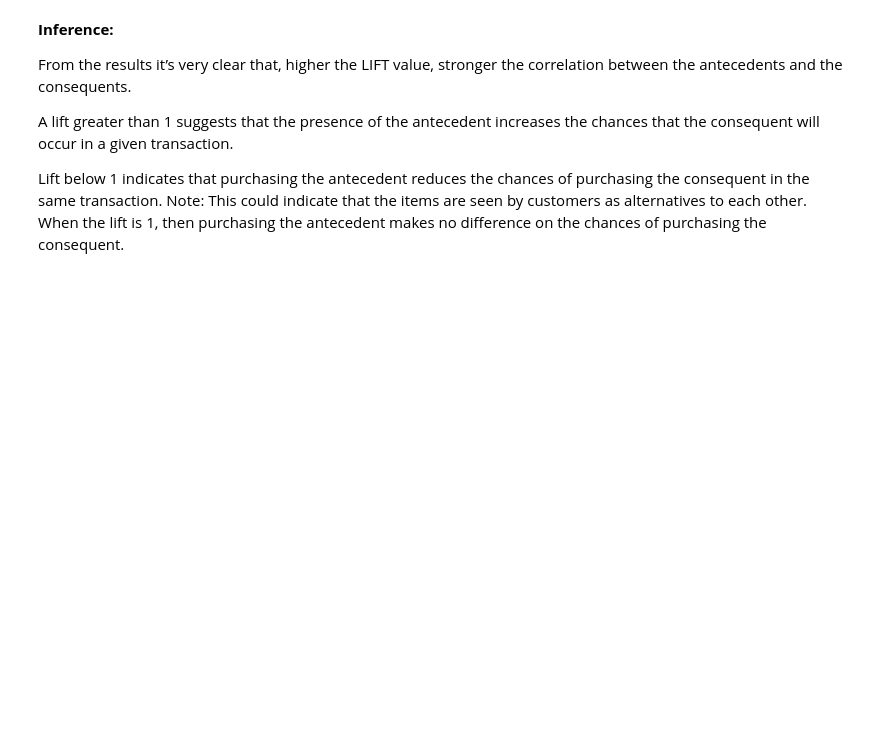
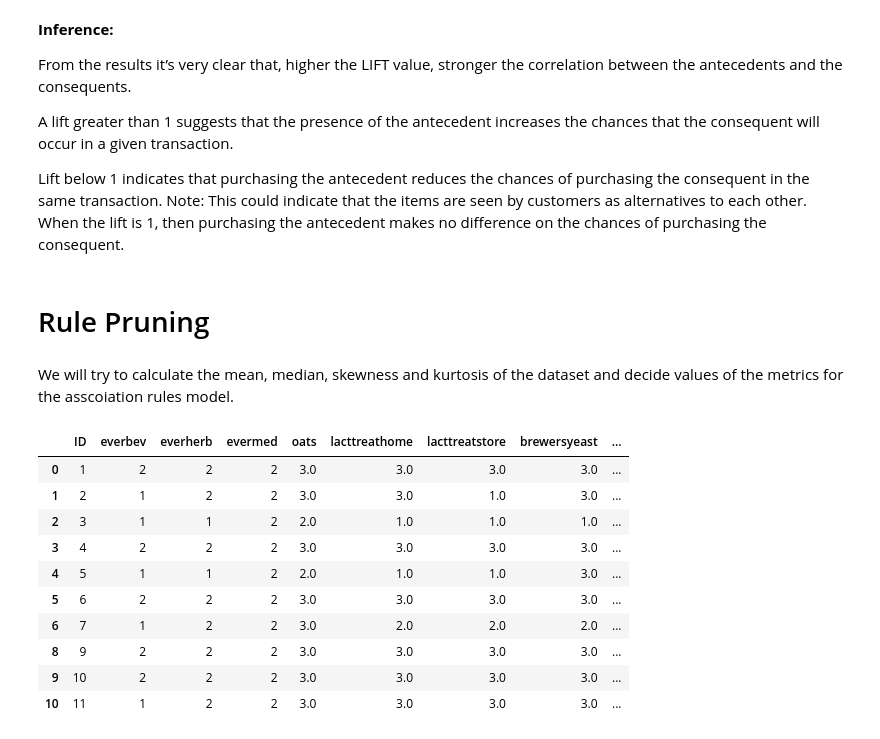
Before and after one commit to allisonhepworth/galactoguges, a Jupyter notebook: code/Market_basket_analysis_info_sources.ipynb, the cells around one changed output. Saved outputs shown, nothing was run; the diff lists cells and outputs as text; code cells hidden in the pictures; blank space fills up the shorter version.

```diff
--- a/code/Market_basket_analysis_info_sources.ipynb
+++ b/code/Market_basket_analysis_info_sources.ipynb
@@ -355,3 +355,22 @@ A lift greater than 1 suggests that the presence of the antecedent increases the
 
 Lift below 1 indicates that purchasing the antecedent reduces the chances of purchasing the consequent in the same transaction. Note: This could indicate that the items are seen by customers as alternatives to each other.
 When the lift is 1, then purchasing the antecedent makes no difference on the chances of purchasing the consequent.
+# %% [markdown]
+# Rule Pruning
+# %% [markdown]
+We will try to calculate the mean, median, skewness and kurtosis of the dataset and decide values of the metrics for the asscoiation rules model.
+# %%
+df=questionaire_df.replace(-99,np.nan).dropna(axis = 0, how = 'any')
+df.head(10)
+# %% [output]
+|  | ID | everbev | everherb | evermed | oats | lacttreathome | lacttreatstore | brewersyeast | ... |
+| 0 | 1 | 2 | 2 | 2 | 3.0 | 3.0 | 3.0 | 3.0 | ... |
+| 1 | 2 | 1 | 2 | 2 | 3.0 | 3.0 | 1.0 | 3.0 | ... |
+| 2 | 3 | 1 | 1 | 2 | 2.0 | 1.0 | 1.0 | 1.0 | ... |
+| 3 | 4 | 2 | 2 | 2 | 3.0 | 3.0 | 3.0 | 3.0 | ... |
+| 4 | 5 | 1 | 1 | 2 | 2.0 | 1.0 | 1.0 | 3.0 | ... |
+| 5 | 6 | 2 | 2 | 2 | 3.0 | 3.0 | 3.0 | 3.0 | ... |
+| 6 | 7 | 1 | 2 | 2 | 3.0 | 2.0 | 2.0 | 2.0 | ... |
+| 8 | 9 | 2 | 2 | 2 | 3.0 | 3.0 | 3.0 | 3.0 | ... |
+| 9 | 10 | 2 | 2 | 2 | 3.0 | 3.0 | 3.0 | 3.0 | ... |
+| 10 | 11 | 1 | 2 | 2 | 3.0 | 3.0 | 3.0 | 3.0 | ... |
```
Also changed, not shown: parts of 20 cells of this notebook, 2 other files.
